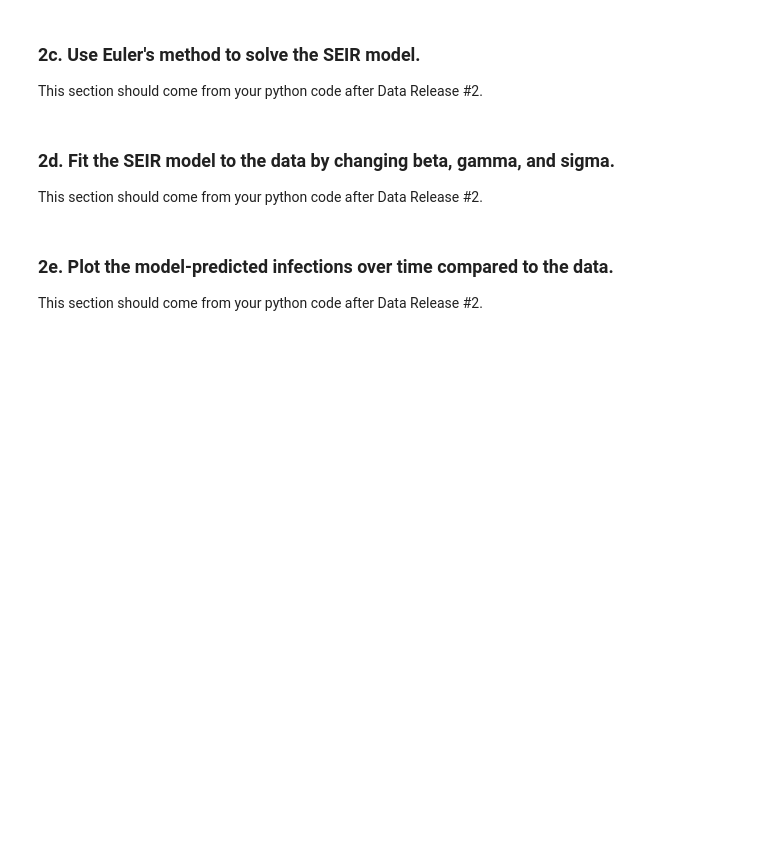
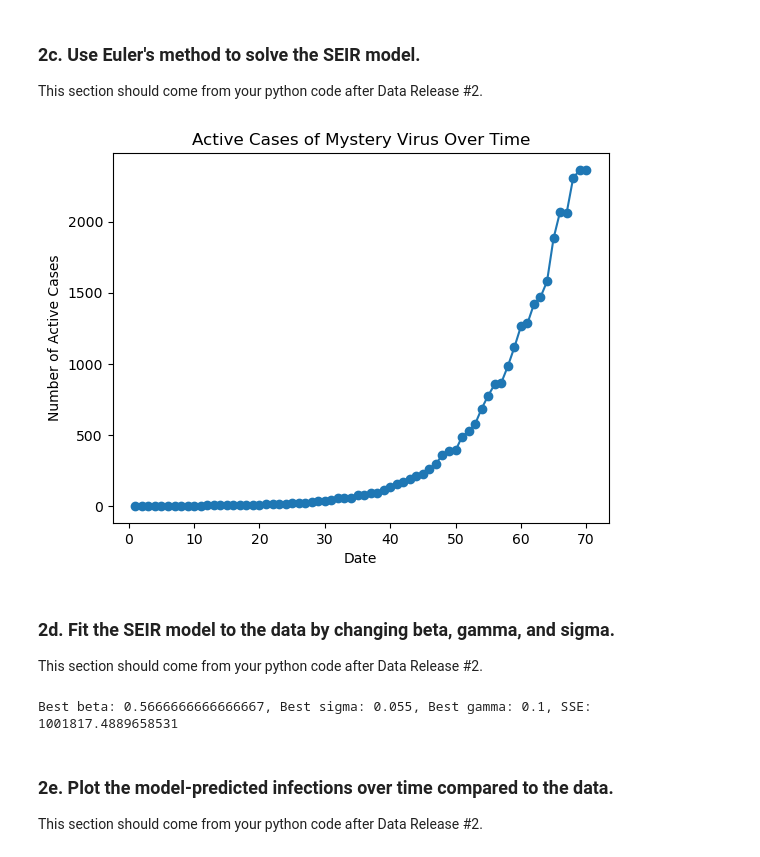
Before and after one commit to Owensines/Module-2-Epidemics-SIR-Modeling, a Jupyter notebook: Notebook examples/Module_2_Notebook_PS_OS.ipynb, the cells around one changed output. Saved outputs shown, nothing was run; the diff lists cells and outputs as text; code cells hidden in the pictures; blank space fills up the shorter version.

```diff
--- a/Notebook examples/Module_2_Notebook_PS_OS.ipynb
+++ b/Notebook examples/Module_2_Notebook_PS_OS.ipynb
@@ -112,3 +112,16 @@ plt.show()
 # %% [markdown]
 ### 2c. Use Euler's method to solve the SEIR model.
 This section should come from your python code after Data Release #2.
+# %%
+#Load data from release #2
+data = pd.read_csv(r'/Users/priya/Documents/Comp_Bio/GitHub/Module-2-Epidemics-SIR-Modeling/Data/mystery_virus_daily_active_counts_RELEASE#2.csv', parse_dates=['date'], header=0, index_col=None)
+#Make a plot of new active cases over time
+x_values = data['day']
+y_values = data['active reported daily cases']
+plt.plot(x_values, y_values, marker='o')
+plt.title('Active Cases of Mystery Virus Over Time')
+plt.xlabel('Date')
+plt.ylabel('Number of Active Cases')
+plt.show()
+# %% [output]
+[figure, added]
@@ -115,6 +164,32 @@ This section should come from your python code after Data Release #2.
 # %% [markdown]
 ### 2d. Fit the SEIR model to the data by changing beta, gamma, and sigma.
 This section should come from your python code after Data Release #2.
+# %%
+#Grid search optimization
+#Initialize a range for beta, sigma, and gamma
+beta_range = np.linspace(0.1, 1.5, 10) #beta = R0 / D = 1.274 / 2 = 0.637, so we want to search around that value
+sigma_range = np.linspace(0.055, 0.09, 5) #based on incubation period of 12-18 days, so sigma = 1 / incubation period = 1/12 to 1/18
+gamma_range = np.linspace(0.1, 0.7, 10) #recovery rate = 1/2 = 0.5, so we want to search around that value
+#Initialize an empty array of SSE
+best_sse = float('inf')
+best_params = (0,0,0)
+#search through each range of values for beta, sigma, and gamma
+for b in beta_range:
+    for g in gamma_range:
+        for s in sigma_range:
+#Use the Euler method function to calculate S, E, I, and R given those parameters
+            S, E, I, R = seir_euler(b, s, g, S0, E0, I0, R0, x_values, N)
+#Calculate the SSE given the model results and the data and append this to the SSE array
+            sse = np.sum((I - y_values)**2)
+            if sse < best_sse:
+                best_sse = sse
+                best_params = (b, s, g)
+#Determine parameters corresponding to lowest SSE
+#Return best_beta, best_sigma, and best_gamma and corresponding SSE
+best_beta, best_sigma, best_gamma = best_params
+print(f"Best beta: {best_beta}, Best sigma: {best_sigma}, Best gamma: {best_gamma}, SSE: {best_sse}")
+# %% [output]
+Best beta: 0.5666666666666667, Best sigma: 0.055, Best gamma: 0.1, SSE: 1001817.4889658531
 # %% [markdown]
 ### 2e. Plot the model-predicted infections over time compared to the data.
 This section should come from your python code after Data Release #2.
```
Also changed, not shown: parts of 5 cells of this notebook, 1 other file.
